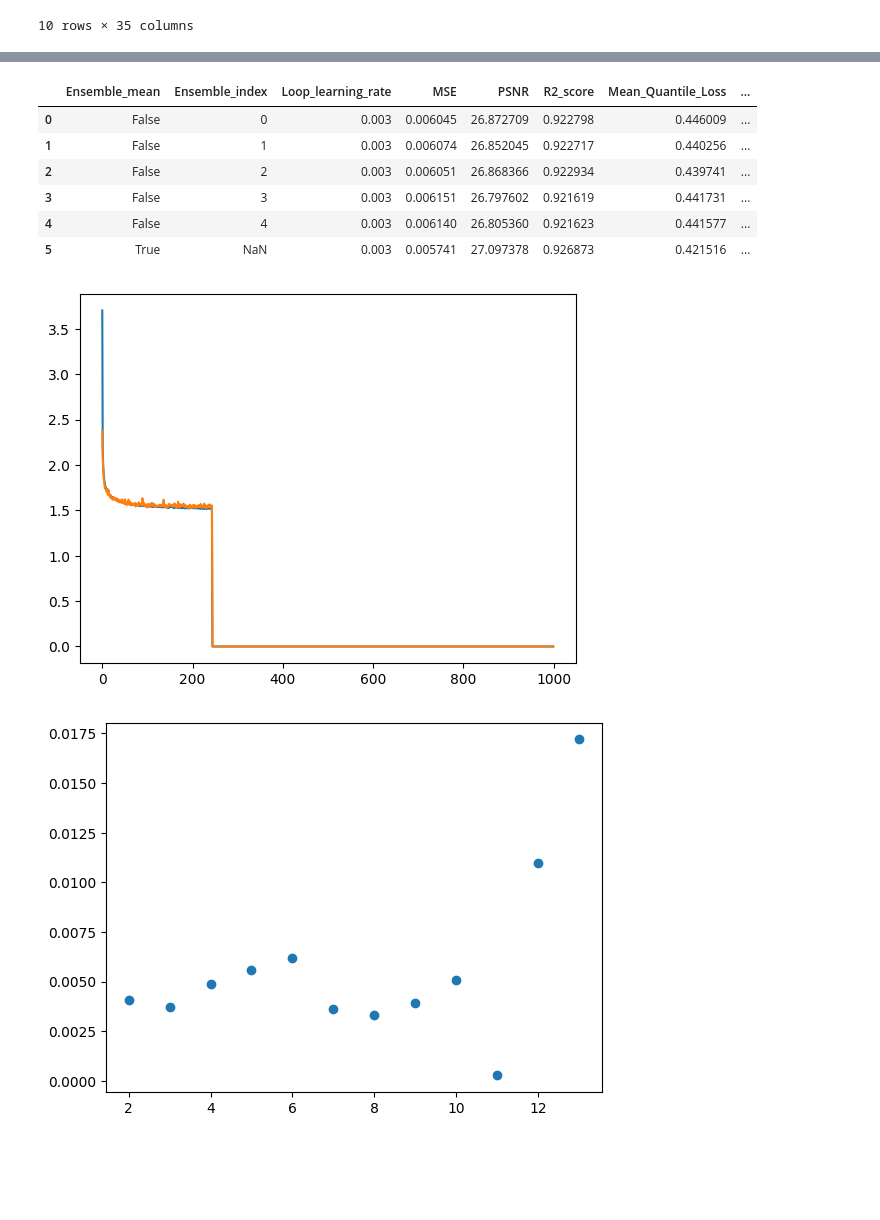
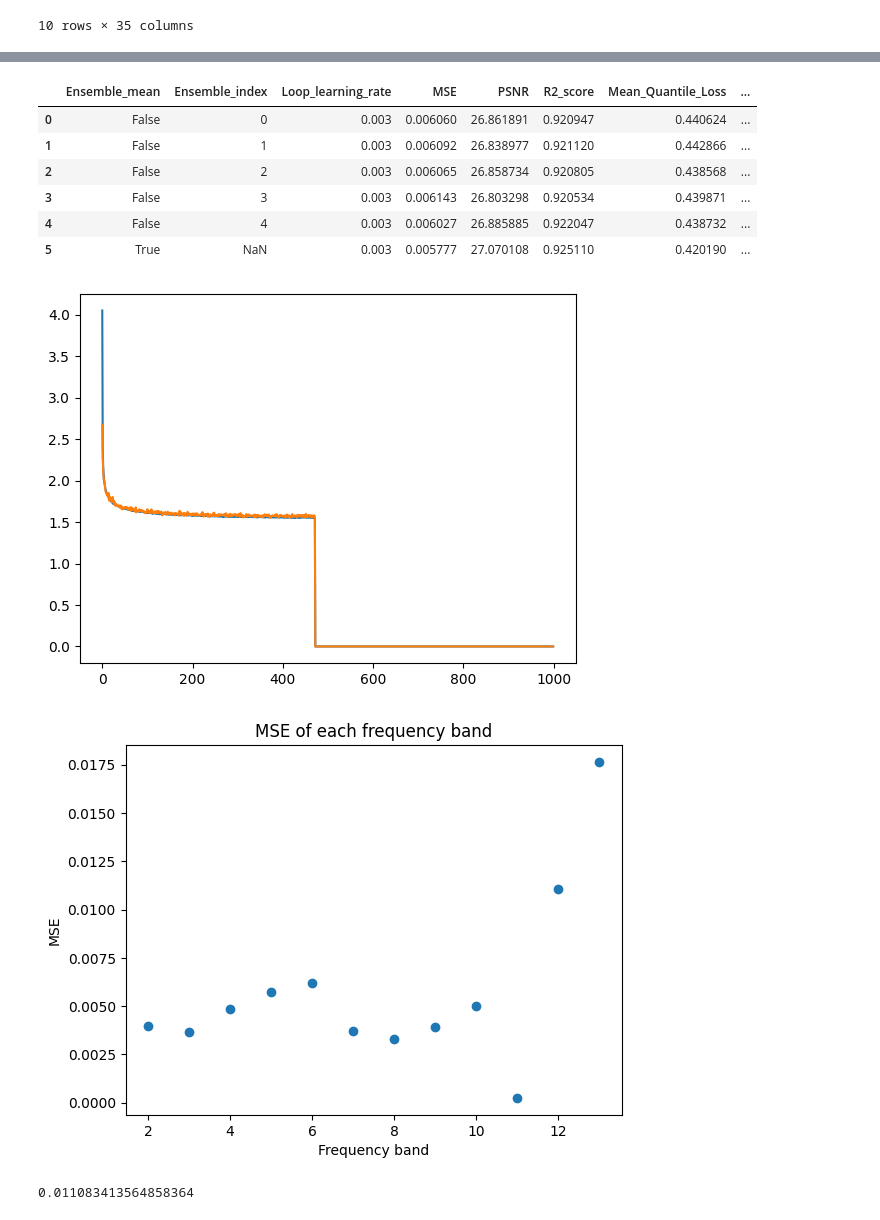
Before and after one commit to filipronn/SEEX30_Cloud_Fog, a Jupyter notebook: parameter_sweeps.ipynb, the cells around one changed output, grey strips where cells are left out. Saved outputs shown, nothing was run; the diff lists cells and outputs as text; code cells hidden in the pictures; blank space fills up the shorter version.

```diff
--- a/parameter_sweeps.ipynb
+++ b/parameter_sweeps.ipynb
@@ -85,13 +100,14 @@ y_labels=['Clear_B02','Clear_B03','Clear_B04','Clear_B05','Clear_B06',
 X=df_truth[X_labels]
 y=df_truth[y_labels]
 
-X_train, X_test, y_train, y_test=train_test_split(X,y,test_size=0.05,random_state=313)
+X_train, X_test, y_train, y_test=train_test_split(X,y,test_size=0.1,random_state=313)
 
 np.random.seed(313)
 X_test = X_test + np.random.randn(np.shape(X_test)[0],np.shape(X_test)[1]) * np.mean(X.to_numpy(),axis=0)*0.03
 # %%
 quantiles=np.array([0.1,0.5,0.9])
-no_nodes=200
+no_nodes=64
+est= np.where(quantiles==0.5)[0].item()
 
 sequence= lambda: nn.Sequential(
     nn.Linear(len(X_labels),no_nodes),
@@ -106,12 +122,10 @@ sequence= lambda: nn.Sequential(
     nn.ReLU(),
     nn.Linear(no_nodes,no_nodes),
     nn.ReLU(),
-    nn.Linear(no_nodes,no_nodes),
-    nn.ReLU(),
     nn.Linear(no_nodes, len(quantiles)*len(y_labels)) #Output dimesion is number of quantiles times number of target variables
 )
 # %%
-val_size=0.05
+val_size=0.1
 batch_size=500
 
 lr_s=[0.003]
@@ -134,7 +148,7 @@ for lr in lr_s:
     preds_total=[]
     for i,model in enumerate(models):
 
-        validation_indices=np.array(random.sample(range(len(X_train['Cloud_B02'])), int(len(X_train['Cloud_B02'])*val_size)))
+        validation_indices=np.array(random.sample(range(len(X_train['Cloud_B02'])), int(len(X['Cloud_B02'])*val_size)))
         train_indices=[i for i in range(len(X_train['Cloud_B02'])) if np.any(validation_indices==i)==False]
 
         model.fit(X_train.to_numpy(),y_train.to_numpy(),
@@ -157,9 +171,9 @@ for lr in lr_s:
         else:
             preds_total=preds_total+preds
 
-        mse=mean_squared_error(y_test.to_numpy(),preds[:,:,1])
-        psnr=QuantileNetwork.PSNR(y_test,preds[:,:,1])
-        r2=r2_score(y_test.to_numpy(),preds[:,:,1])
+        mse=mean_squared_error(y_test.to_numpy(),preds[:,:,est])
+        psnr=QuantileNetwork.PSNR(y_test,preds[:,:,est])
+        r2=r2_score(y_test.to_numpy(),preds[:,:,est])
         mean_quantile=QuantileNetwork.mean_marginal_loss(y_test.to_numpy(),preds,quantiles)
         quant_rate=QuantileNetwork.quant_rate(y_test.to_numpy(),preds)
 
@@ -168,9 +182,9 @@ for lr in lr_s:
 
     preds_total=preds_total/num_models
 
-    mse=mean_squared_error(y_test.to_numpy(),preds_total[:,:,1])
-    psnr=QuantileNetwork.PSNR(y_test,preds_total[:,:,1])
-    r2=r2_score(y_test.to_numpy(),preds_total[:,:,1])
+    mse=mean_squared_error(y_test.to_numpy(),preds_total[:,:,est])
+    psnr=QuantileNetwork.PSNR(y_test,preds_total[:,:,est])
+    r2=r2_score(y_test.to_numpy(),preds_total[:,:,est])
     mean_quantile=QuantileNetwork.mean_marginal_loss(y_test.to_numpy(),preds_total,quantiles)
     quant_rate=QuantileNetwork.quant_rate(y_test.to_numpy(),preds_total)
 
@@ -201,25 +211,30 @@ With validation loss: 1.5217591524124146
 model_metrics
 # %% [output]
 |  | Ensemble_mean | Ensemble_index | Loop_learning_rate | MSE | PSNR | R2_score | Mean_Quantile_Loss | ... |
-| 0 | False | 0 | 0.003 | 0.006045 | 26.872709 | 0.922798 | 0.446009 | ... |
-| 1 | False | 1 | 0.003 | 0.006074 | 26.852045 | 0.922717 | 0.440256 | ... |
-| 2 | False | 2 | 0.003 | 0.006051 | 26.868366 | 0.922934 | 0.439741 | ... |
-| 3 | False | 3 | 0.003 | 0.006151 | 26.797602 | 0.921619 | 0.441731 | ... |
-| 4 | False | 4 | 0.003 | 0.006140 | 26.805360 | 0.921623 | 0.441577 | ... |
-| 5 | True | NaN | 0.003 | 0.005741 | 27.097378 | 0.926873 | 0.421516 | ... |
+| 0 | False | 0 | 0.003 | 0.006060 | 26.861891 | 0.920947 | 0.440624 | ... |
+| 1 | False | 1 | 0.003 | 0.006092 | 26.838977 | 0.921120 | 0.442866 | ... |
+| 2 | False | 2 | 0.003 | 0.006065 | 26.858734 | 0.920805 | 0.438568 | ... |
+| 3 | False | 3 | 0.003 | 0.006143 | 26.803298 | 0.920534 | 0.439871 | ... |
+| 4 | False | 4 | 0.003 | 0.006027 | 26.885885 | 0.922047 | 0.438732 | ... |
+| 5 | True | NaN | 0.003 | 0.005777 | 27.070108 | 0.925110 | 0.420190 | ... |
 # %%
 plt.figure()
 plt.plot(model.train_loss.cpu())
 plt.plot(model.val_loss.cpu())
 plt.show()
 # %% [output]
-[figure, old version]
+[figure, new version]
 # %%
-MSE_col = np.mean((preds_total[:,:,1]-y_test.to_numpy())**2,axis=0)
+MSE_col = np.mean((preds_total[:,:,est]-y_test.to_numpy())**2,axis=0)
 x=np.arange(2,np.size(MSE_col)+2)
 plt.figure()
 plt.scatter(x,MSE_col)
+plt.title('MSE of each frequency band')
+plt.xlabel('Frequency band')
+plt.ylabel('MSE')
 plt.show()
+print(MSE_col[10])
 # %% [output]
-[figure, old version]
+[figure, new version]
+0.011083413564858364
 # %%
```
Also changed, not shown: parts of 7 cells of this notebook, 1 other file.
